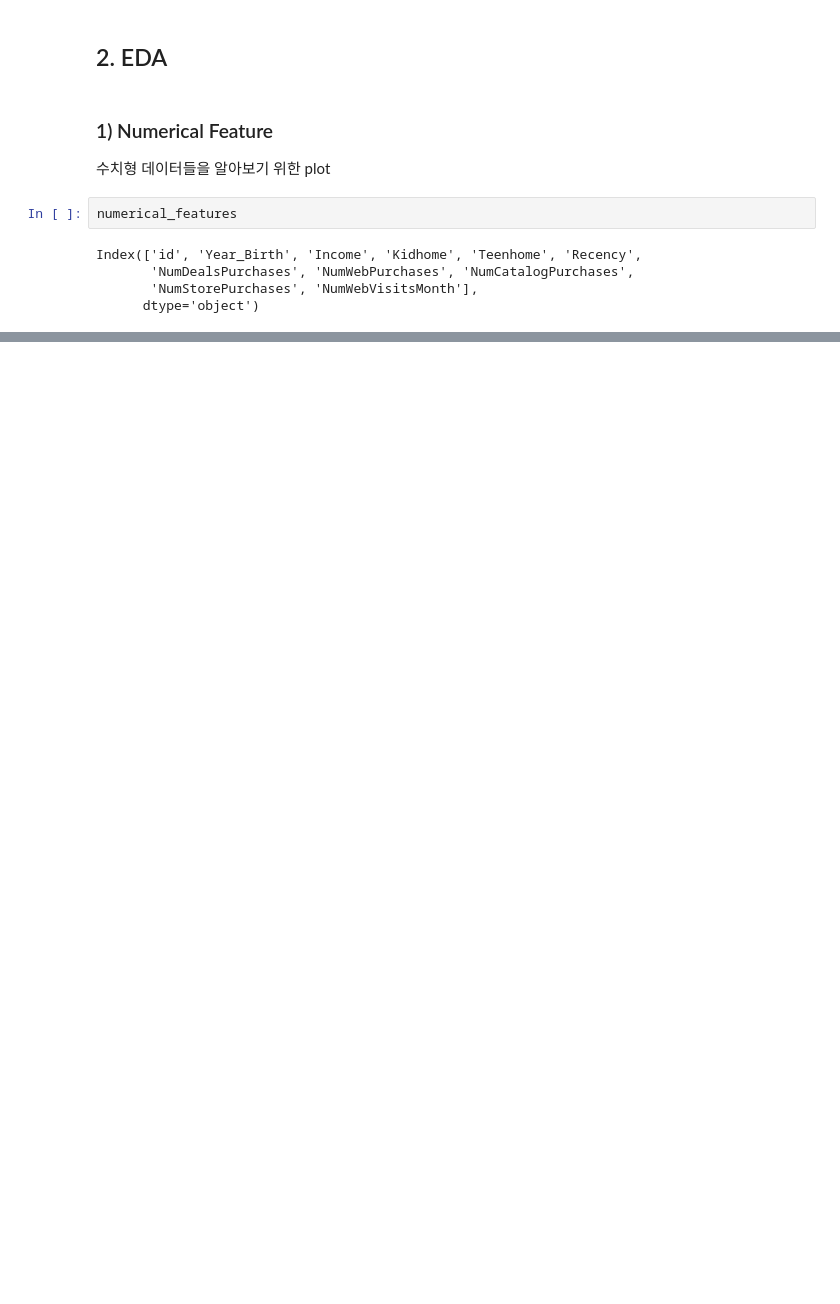
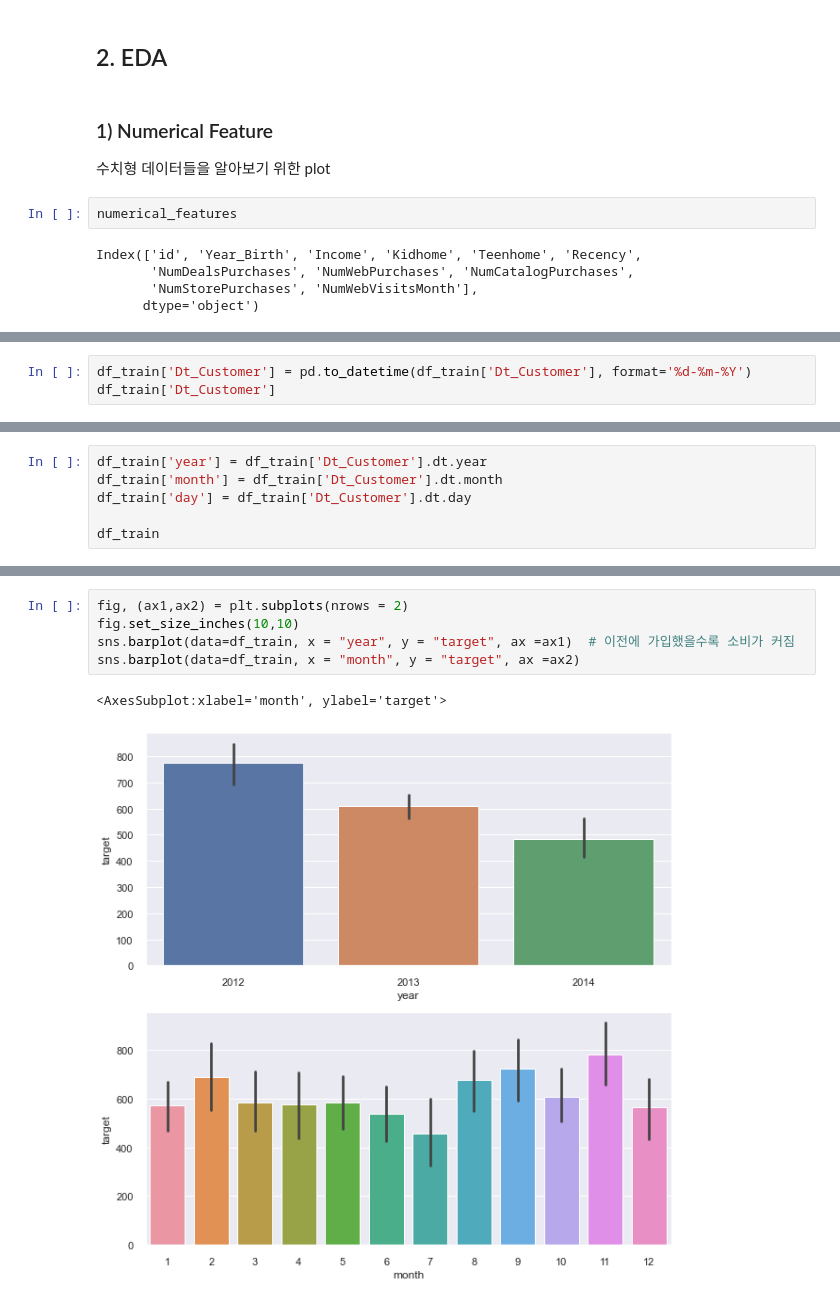
Before and after one commit to GayeonKimm/DS, a Jupyter notebook: 220518 consumption prediction.ipynb, the cells around one changed output, grey strips where cells are left out. Saved outputs shown, nothing was run; the diff lists cells and outputs as text; blank space fills up the shorter version.

```diff
--- a/220518 consumption prediction.ipynb
+++ b/220518 consumption prediction.ipynb
@@ -437,0 +358,3 @@ plt.show()
+# %%
+df_train['Dt_Customer'] = pd.to_datetime(df_train['Dt_Customer'], format='%d-%m-%Y')
+df_train['Dt_Customer']
@@ -437,0 +374,6 @@ plt.show()
+# %%
+df_train['year'] = df_train['Dt_Customer'].dt.year
+df_train['month'] = df_train['Dt_Customer'].dt.month
+df_train['day'] = df_train['Dt_Customer'].dt.day
+
+df_train
@@ -437,0 +417,8 @@ plt.show()
+# %%
+fig, (ax1,ax2) = plt.subplots(nrows = 2)
+fig.set_size_inches(10,10)
+sns.barplot(data=df_train, x = "year", y = "target", ax =ax1)  # 이전에 가입했을수록 소비가 커짐
+sns.barplot(data=df_train, x = "month", y = "target", ax =ax2)
+# %% [output]
+<AxesSubplot:xlabel='month', ylabel='target'>
+[figure, added]
```
Also changed, not shown: parts of 98 cells of this notebook, 1 other file.
